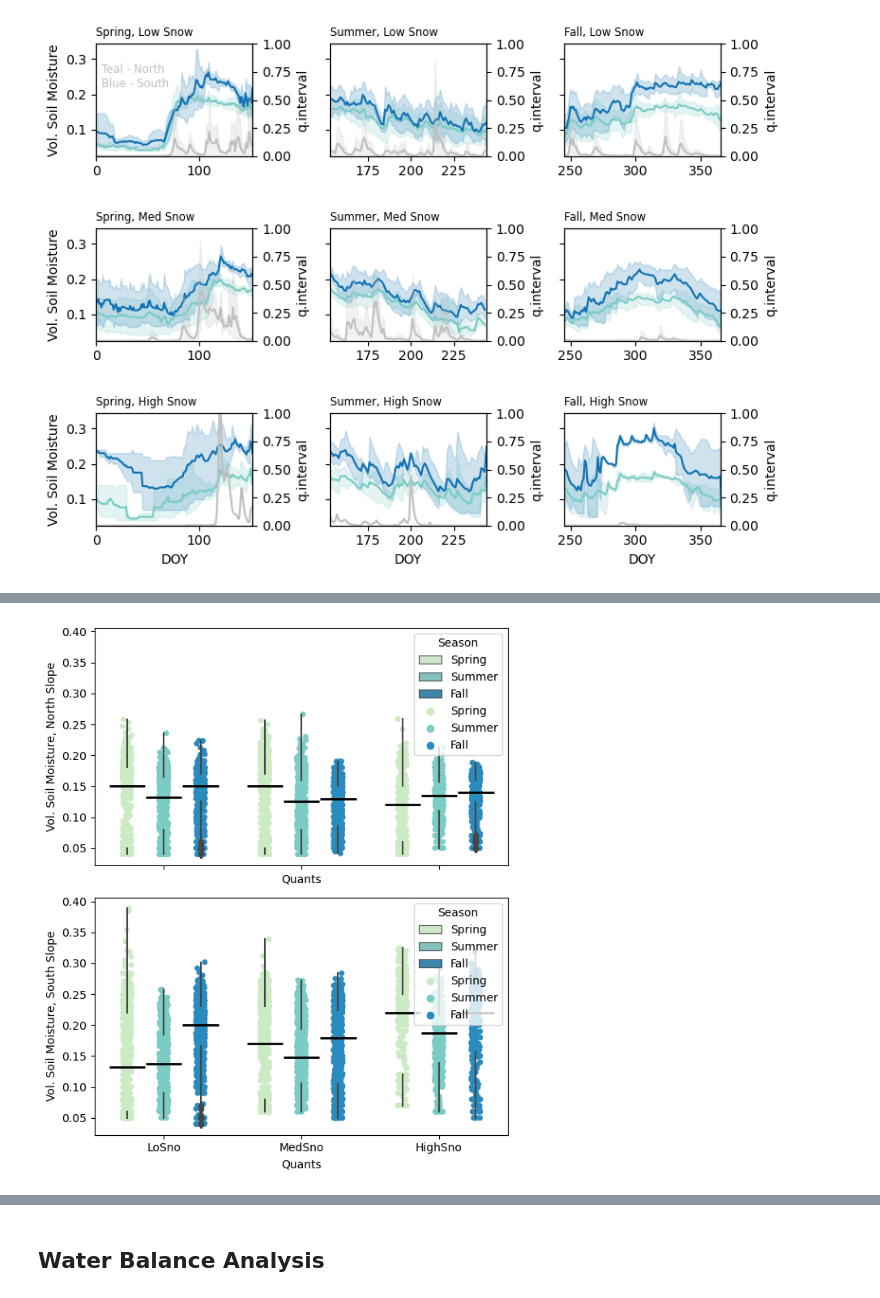
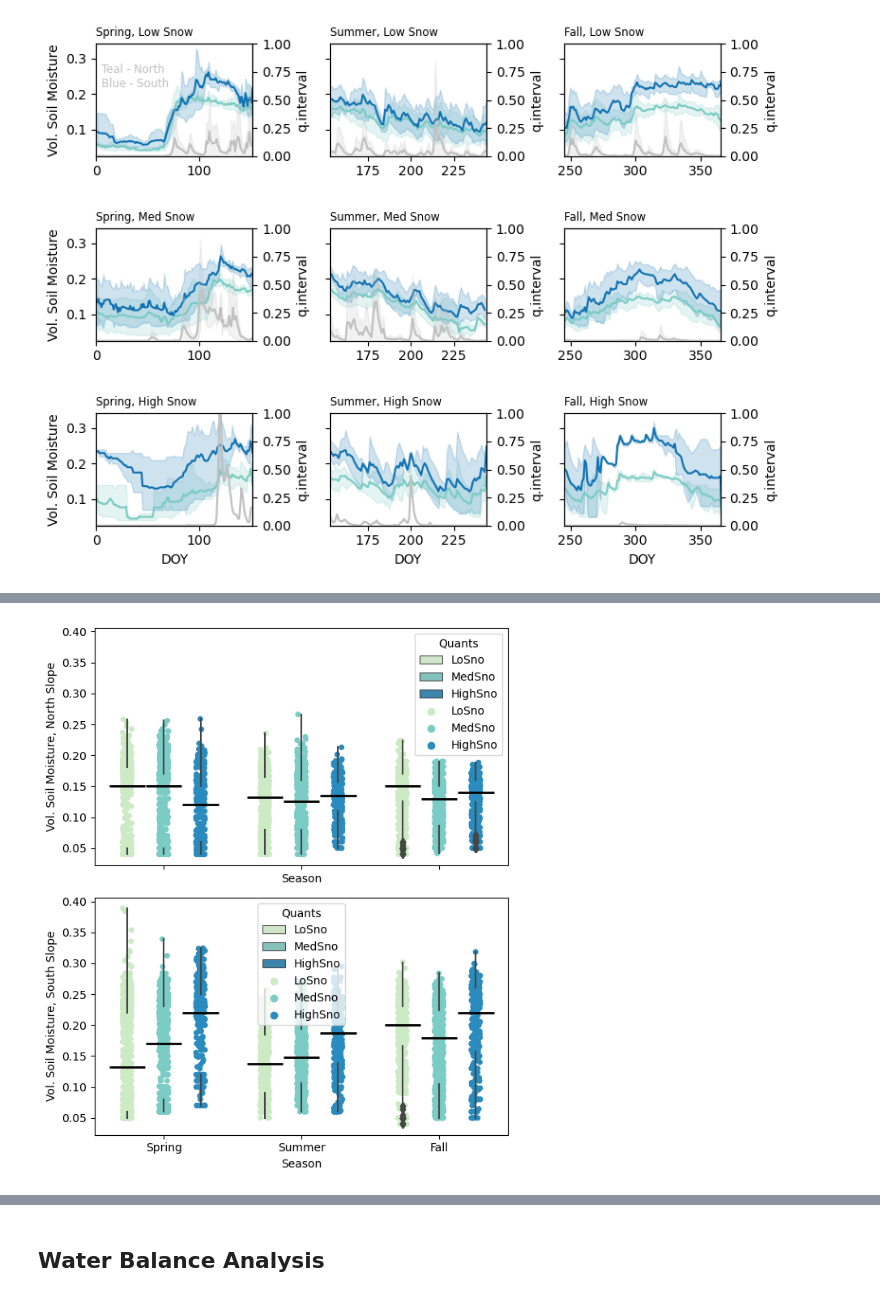
Before and after one commit to mwdjones/mef-snowhydro, a Jupyter notebook: Data and Codes/02_historicalsoilmoistanalysis.ipynb, the cells around one changed output, grey strips where cells are left out. Cells and saved outputs as stored; diff of their text form; code cells hidden in the pictures.

Commit message:
edited figures

```diff
--- a/Data and Codes/02_historicalsoilmoistanalysis.ipynb
+++ b/Data and Codes/02_historicalsoilmoistanalysis.ipynb
@@ -609,34 +609,34 @@ all_water.head()
 # %%
 fig, [ax, ax2] = plt.subplots(2, 1, figsize = (6, 7),
                        sharex = True,
                        sharey = True,
                        layout = 'tight')
 
-sns.boxplot(data = all_water, x = 'Quants', y = 'S2N_UP_SH', hue = 'Season',
+sns.boxplot(data = all_water, x = 'Season', y = 'S2N_UP_SH', hue = 'Quants',
             showbox = False, showcaps = False,
             medianprops={"color": "k", "linewidth": 2},
             palette = 'GnBu',
             ax = ax, zorder = 1)
-sns.stripplot(data = all_water, x = 'Quants', y = 'S2N_UP_SH', hue = 'Season', dodge = True,
+sns.stripplot(data = all_water, x = 'Season', y = 'S2N_UP_SH', hue = 'Quants', dodge = True,
               palette = 'GnBu',
               ax = ax, zorder = 0)
 
 ax.set_ylabel('Vol. Soil Moisture, North Slope')
 
-sns.boxplot(data = all_water, x = 'Quants', y = 'S2S_UP_SH', hue = 'Season',
+sns.boxplot(data = all_water, x = 'Season', y = 'S2S_UP_SH', hue = 'Quants',
             showbox = False, showcaps = False,
             medianprops={"color": "k", "linewidth": 2},
             palette = 'GnBu',
             ax = ax2, zorder = 1)
-sns.stripplot(data = all_water, x = 'Quants', y = 'S2S_UP_SH', hue = 'Season', dodge = True,
+sns.stripplot(data = all_water, x = 'Season', y = 'S2S_UP_SH', hue = 'Quants', dodge = True,
               palette = 'GnBu',
               ax = ax2, zorder = 0)
 
 ax2.set_ylabel('Vol. Soil Moisture, South Slope')
 plt.savefig('../Figures/HistoricalFigs/SoilMoist_boxplot.pdf')
 plt.show()
 # %% [output]
-[figure, old version]
+[figure, new version]
 # %%
 #Statistical Analysis
 LoSno_Spring = all_water[(all_water.Quants == 'LoSno') & (all_water.Season == 'Spring')].dropna(subset = ['S2S_UP_SH'])
```
Also changed, not shown: parts of 5 cells of this notebook, 8 other files.
